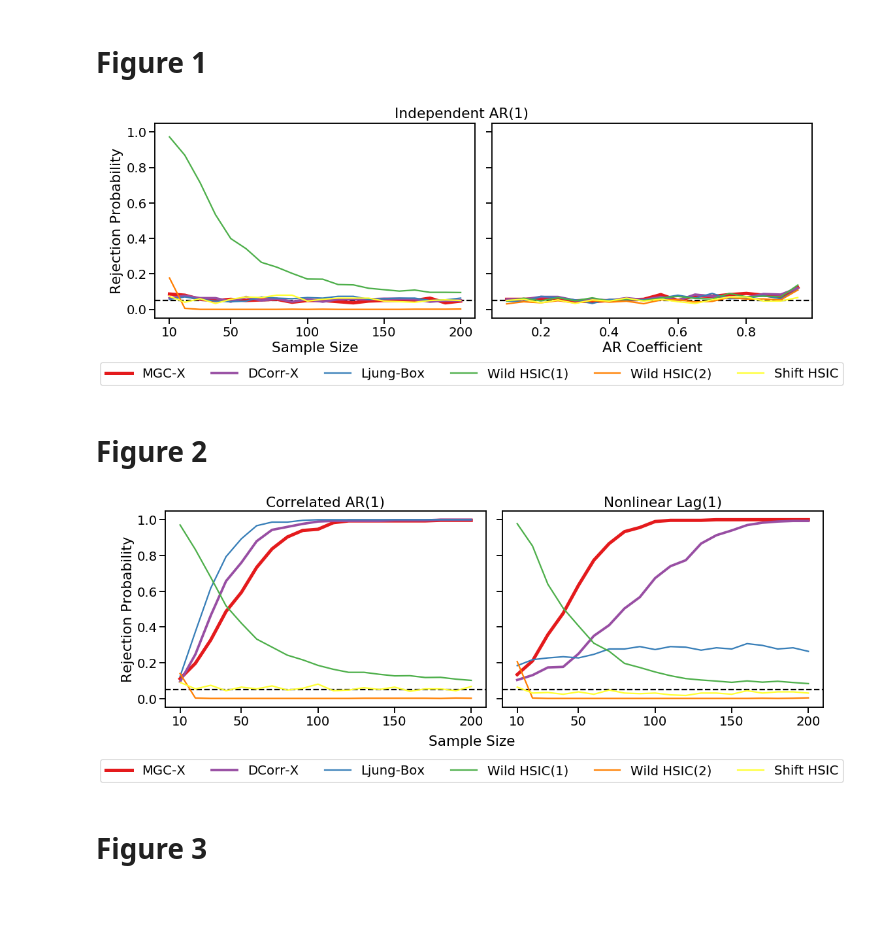
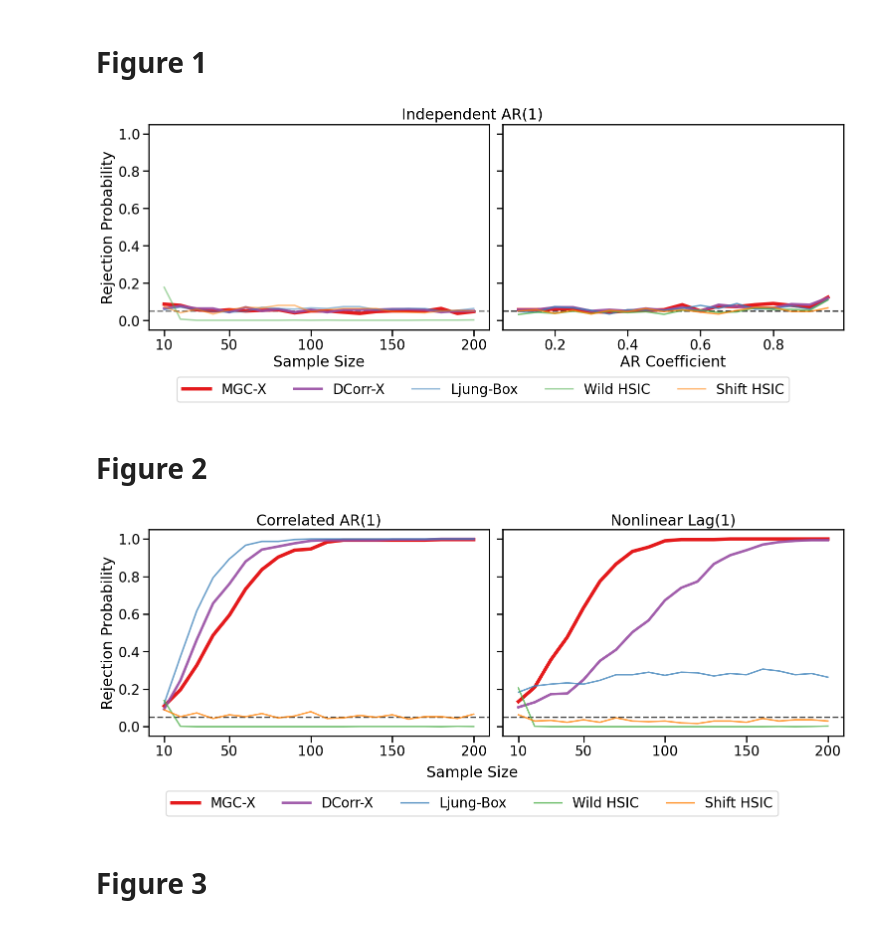
Before and after one commit to neurodata/mgcx, a Jupyter notebook: generate_plot.ipynb, the cells around one changed output. Saved outputs shown, nothing was run; the diff lists cells and outputs as text; code cells hidden in the pictures.

```diff
--- a/generate_plot.ipynb
+++ b/generate_plot.ipynb
@@ -109,7 +111,7 @@ fig, ax = plt.subplots(ncols=2, figsize=(15, 5), sharey=True, constrained_layout
 df = load_power_curves(processes=["indep_ar1"])
 tmp = df.melt(
     id_vars='n',
-    value_vars=['mgcx', 'dcorrx', 'ljungx', 'wildHSIC', 'wildHSIC2', 'shiftHSIC']
+    value_vars=['mgcx', 'dcorrx', 'ljungx', 'wildHSIC2', 'shiftHSIC']
 )
 ax[0].axhline(y=0.05, ls="--", c="k")
 
@@ -125,8 +127,12 @@ sns.lineplot(
 for line in ax[0].get_lines():
     if line.get_c() == "#e41a1c":
         line.set_linewidth(5)
-    if line.get_c() == "#984ea3":
+        line.set_alpha(1)
+    elif line.get_c() == "#984ea3":
         line.set_linewidth(3.75)
+        line.set_alpha(0.9)
+    else:
+        line.set_alpha(0.5)
 
 handles, labels = ax[0].get_legend_handles_labels()
 ax[0].get_legend().remove()
@@ -139,39 +145,44 @@ df = load_indep_ars()
 tmp = df.melt(
         id_vars='ar_coeff',
         value_vars=['MGC-X_powers', 'DCorr-X_powers',
-                    'LjungX_powers', 'wildHSIC_powers',
+                    'LjungX_powers',
                     'wildHSIC2_powers', 'shiftHSIC_powers']
     )
 ax[1].axhline(y=0.05, ls="--", c="k")
-sns.lineplot(data=tmp, x = 'ar_coeff', y='value', hue='variable', palette=color_dict2, ax=ax[1])
+sns.lineplot(data=tmp, x = 'ar_coeff', y='value', hue='variable', palette=colors, ax=ax[1],)
 ax[1].set_ylim(-0.05, 1.05)
 ax[1].set_xlabel("AR Coefficient")
 ax[1].get_legend().remove()
 
 for line in ax[1].get_lines():
     if line.get_c() == "#e41a1c":
         line.set_linewidth(5)
-    if line.get_c() == "#984ea3":
+        line.set_alpha(1)
+    elif line.get_c() == "#984ea3":
         line.set_linewidth(3.75)
+        line.set_alpha(0.9)
+    else:
+        line.set_alpha(0.75)
 
 # Make title
 fig.text(0.5, 1.03, "Independent AR(1)", va='center', ha='center')
 
 # Deal with legends
 handles, labels = ax[0].get_legend_handles_labels()
 
 legend = fig.legend(
-    handles[1:],
-    ['MGC-X', 'DCorr-X', 'Ljung-Box', 'Wild HSIC(1)', 'Wild HSIC(2)', 'Shift HSIC'],
+    handles[:],
+    ['MGC-X', 'DCorr-X', 'Ljung-Box', 'Wild HSIC', 'Shift HSIC'],
     ncol = 7,
     loc='lower center',
     bbox_to_anchor=(.515, -0.15),
     bbox_transform=plt.gcf().transFigure
 )
 
 fig.savefig("figure1.png", dpi=300, bbox_inches='tight')
+fig.savefig("figure1.pdf", dpi=300, bbox_inches='tight')
 # %% [output]
-[figure, old version]
+[figure, new version]
 # %% [markdown]
 # Figure 2
 # %%
@@ -189,7 +200,7 @@ df = load_power_curves(processes=processes)
 for i, process in enumerate(processes):
     tmp = df[df.process==process].melt(
         id_vars='n',
-        value_vars=['mgcx', 'dcorrx', 'ljungx', 'wildHSIC', 'wildHSIC2', 'shiftHSIC']
+        value_vars=['mgcx', 'dcorrx', 'ljungx', 'wildHSIC2', 'shiftHSIC']
     )
     ax[i].axhline(y=0.05, ls="--", c="k")
     sns.lineplot(
@@ -212,16 +223,20 @@ for i, process in enumerate(processes):
     for line in ax[i].get_lines():
         if line.get_c() == "#e41a1c":
             line.set_linewidth(5)
-        if line.get_c() == "#984ea3":
+            line.set_alpha(1)
+        elif line.get_c() == "#984ea3":
             line.set_linewidth(3.75)
+            line.set_alpha(0.9)
+        else:
+            line.set_alpha(0.75)
 
 fig.text(0.5, -0.05, "Sample Size", va='center', ha='center')
 
 # Deal with legends
 handles, labels = ax[0].get_legend_handles_labels()
 legend = fig.legend(
-    handles[1:],
-    ['MGC-X', 'DCorr-X', 'Ljung-Box', 'Wild HSIC(1)', 'Wild HSIC(2)', 'Shift HSIC'],
+    handles[:],
+    ['MGC-X', 'DCorr-X', 'Ljung-Box', 'Wild HSIC', 'Shift HSIC'],
     ncol = 7,
     loc='lower center',
     bbox_to_anchor=(.5, -0.25),
@@ -229,8 +244,9 @@ legend = fig.legend(
 )
 
 fig.savefig("figure2.png", dpi=300, bbox_inches='tight')
+fig.savefig("figure2.pdf", dpi=300, bbox_inches='tight')
 # %% [output]
-[figure, old version]
+[figure, new version]
 # %% [markdown]
 # Figure 3
 # %%
```
Also changed, not shown: parts of 2 cells of this notebook, 6 other files.
